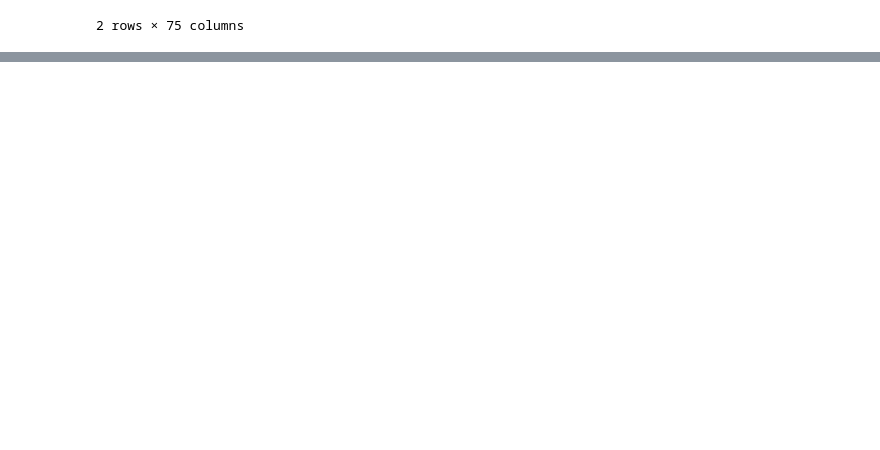
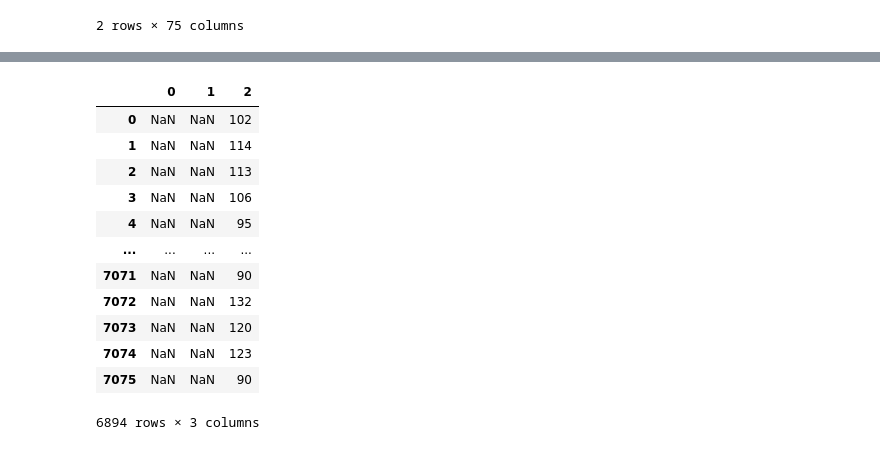
Before and after one commit to Lucky777b/Movies-ETL-copy, a Jupyter notebook: Movies_etl.ipynb, the cells around one changed output, grey strips where cells are left out. Cells and saved outputs as stored; diff of their text form; code cells hidden in the pictures; blank space fills up the shorter version.

Commit message:
cleaning wikipedia and kaggle movies datasets

```diff
--- a/Movies_etl.ipynb
+++ b/Movies_etl.ipynb
@@ -353,0 +958,2 @@ sorted(wiki_movies_df.columns.tolist())
+# %%
+wiki_movies_df.drop('Budget', axis=1, inplace=True)
@@ -353,0 +962,3 @@ sorted(wiki_movies_df.columns.tolist())
+# %%
+# make a variable that holds the non-null values of Release date in the DataFrame, converting lists to strings:
+release_date = wiki_movies_df['Release date'].dropna().apply(lambda x: ' '.join(x) if type(x) == list else x)
@@ -353,0 +1001,7 @@ sorted(wiki_movies_df.columns.tolist())
+# %%
+# use built in to_datetime() method in pandas
+# b/c theres different date formats, set the infer_datetime_format option to true
+    # do this b/c date formats we want to target are among those that the to_datetime fcn can recognize
+wiki_movies_df['release_date'] = pd.to_datetime(release_date.str.extract(
+    f'({date_form_one}|{date_form_two}|{date_form_three}|{date_form_four})')[0],
+                                                infer_datetime_format=True)
@@ -353,0 +1010,3 @@ sorted(wiki_movies_df.columns.tolist())
+# %%
+# make variable that holds non-null values of release date in dataframe, converting list to strings
+running_time = wiki_movies_df['Running time'].dropna().apply(lambda x: ' '.join(x) if type(x) == list else x)
@@ -353,0 +1106,20 @@ sorted(wiki_movies_df.columns.tolist())
+# %%
+# extract the values, only want to extract digits and want to allow for both possible patterns
+    # add capture groups around \d instances as well as add an alternating character
+
+running_time_extract = running_time.str.extract(r'(\d+)\s*ho?u?r?s?\s*(\d*)|(\d+)\s*m')
+running_time_extract
+# %% [output]
+|  | 0 | 1 | 2 |
+| 0 | NaN | NaN | 102 |
+| 1 | NaN | NaN | 114 |
+| 2 | NaN | NaN | 113 |
+| 3 | NaN | NaN | 106 |
+| 4 | NaN | NaN | 95 |
+| ... | ... | ... | ... |
+| 7071 | NaN | NaN | 90 |
+| 7072 | NaN | NaN | 132 |
+| 7073 | NaN | NaN | 120 |
+| 7074 | NaN | NaN | 123 |
+| 7075 | NaN | NaN | 90 |
+6894 rows × 3 columns
```
Also changed, not shown: parts of 89 cells of this notebook.
